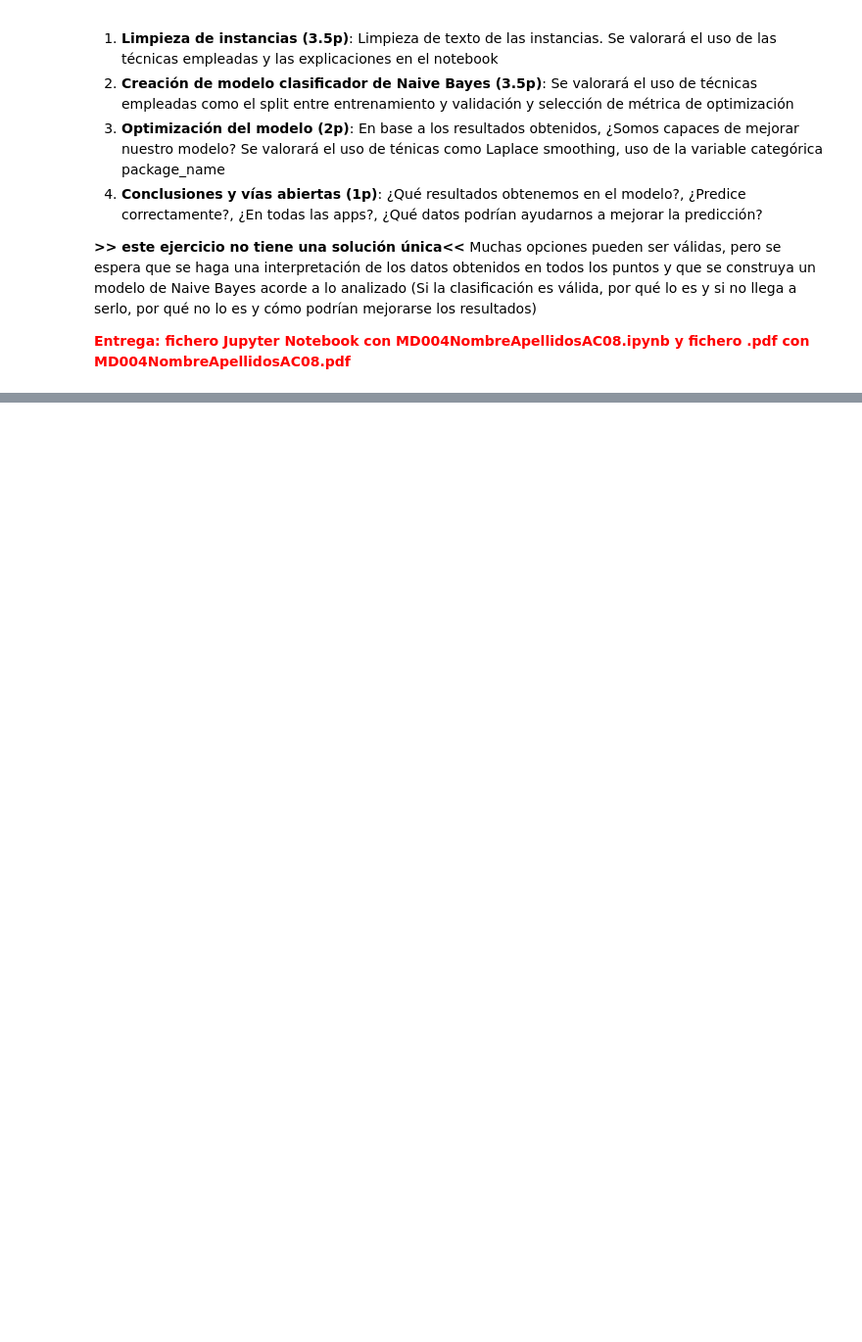
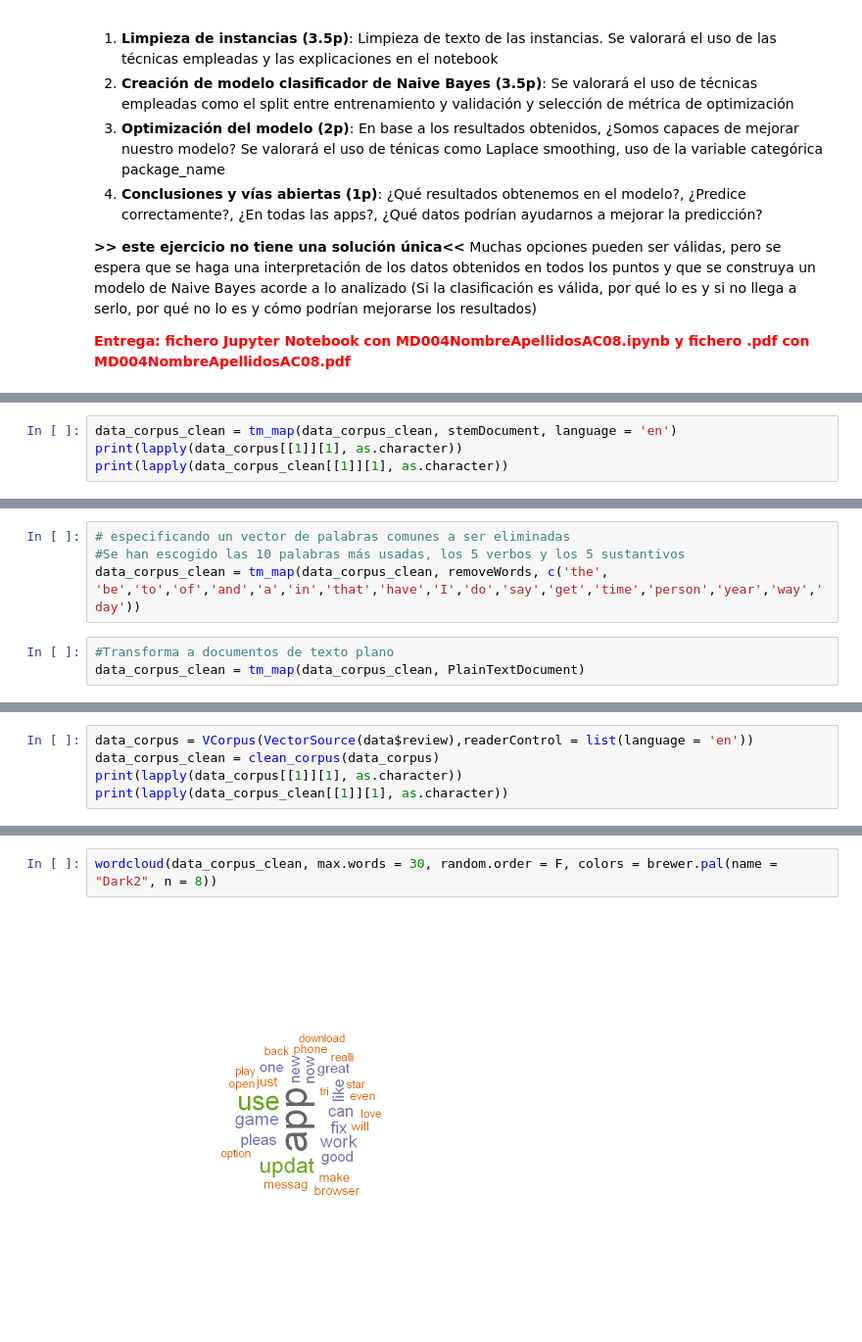
Before and after one commit to Didac-piferrer/MUDS, a Jupyter notebook: Estadistica/E8/MD004DidacPiferrerIglesiasAC08.ipynb, the cells around one changed output, grey strips where cells are left out. Shown: that part at 98% size. Cells and saved outputs as stored; diff of their text form; blank space fills up the shorter version.

```diff
--- a/Estadistica/E8/MD004DidacPiferrerIglesiasAC08.ipynb
+++ b/Estadistica/E8/MD004DidacPiferrerIglesiasAC08.ipynb
@@ -27,0 +234,4 @@ la variable categórica package_name
+# %%
+data_corpus_clean = tm_map(data_corpus_clean, stemDocument, language = 'en')
+print(lapply(data_corpus[[1]][1], as.character))
+print(lapply(data_corpus_clean[[1]][1], as.character))
@@ -27,0 +244,7 @@ la variable categórica package_name
+# %%
+# especificando un vector de palabras comunes a ser eliminadas
+#Se han escogido las 10 palabras más usadas, los 5 verbos y los 5 sustantivos
+data_corpus_clean = tm_map(data_corpus_clean, removeWords, c('the', 'be','to','of','and','a','in','that','have','I','do','say','get','time','person','year','way','day'))
+# %%
+#Transforma a documentos de texto plano
+data_corpus_clean = tm_map(data_corpus_clean, PlainTextDocument)
@@ -27,0 +321,5 @@ la variable categórica package_name
+# %%
+data_corpus = VCorpus(VectorSource(data$review),readerControl = list(language = 'en'))
+data_corpus_clean = clean_corpus(data_corpus)
+print(lapply(data_corpus[[1]][1], as.character))
+print(lapply(data_corpus_clean[[1]][1], as.character))
@@ -27,0 +332,4 @@ la variable categórica package_name
+# %%
+wordcloud(data_corpus_clean, max.words = 30, random.order = F, colors = brewer.pal(name = "Dark2", n = 8))
+# %% [output]
+[figure, added]
```
Also changed, not shown: parts of 55 cells of this notebook, 1 other file.
